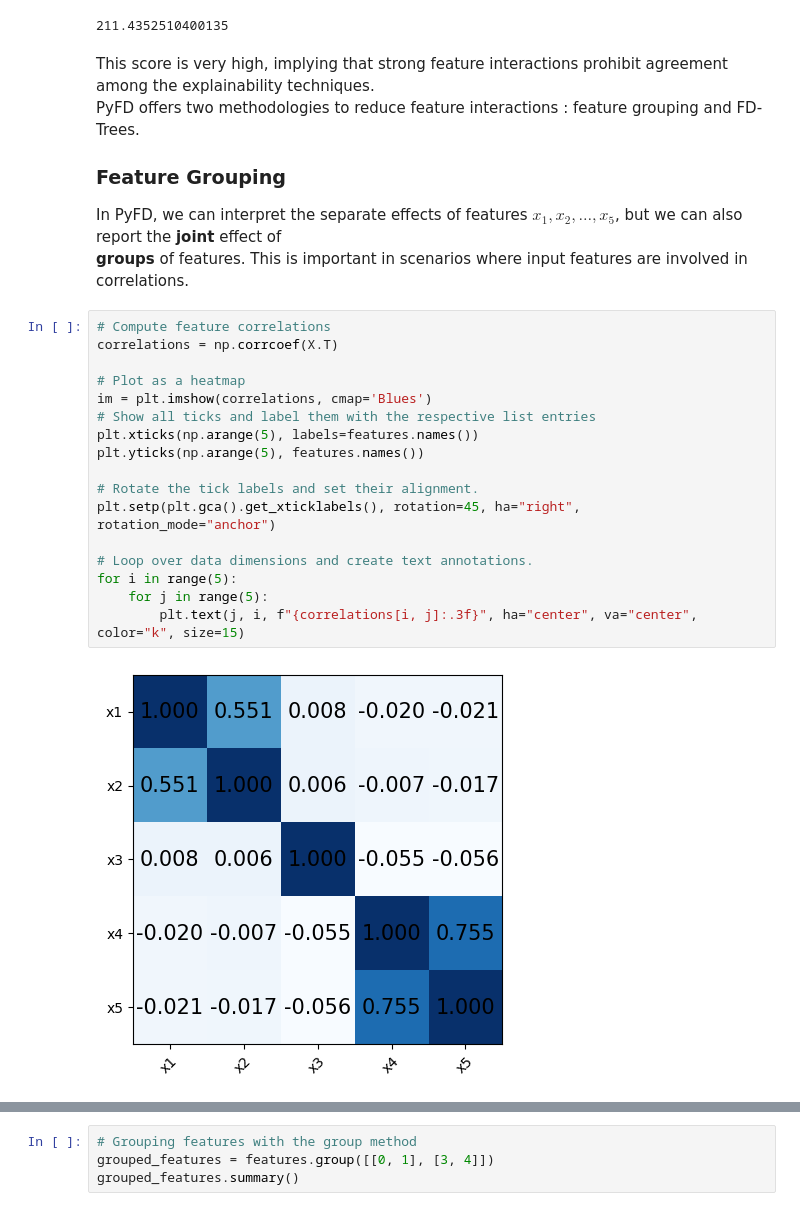
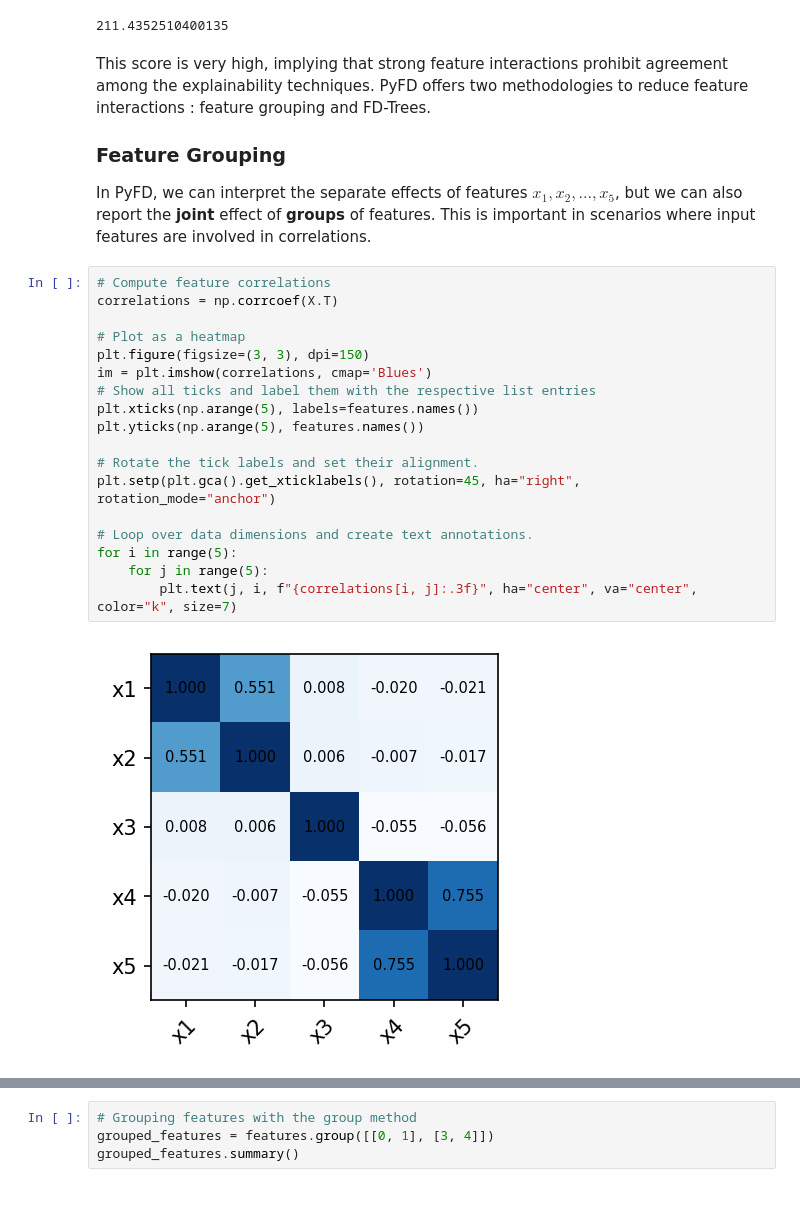
Before and after one commit to gablabc/PyFD, a Jupyter notebook: tutorials/1-1-PyFD-Introduction.ipynb, the cells around one changed output, grey strips where cells are left out. Cells and saved outputs as stored; diff of their text form.

```diff
--- a/tutorials/1-1-PyFD-Introduction.ipynb
+++ b/tutorials/1-1-PyFD-Introduction.ipynb
@@ -168,31 +166,30 @@ print(get_CoE(decomposition))
 # %% [output]
 211.4352510400135
 # %% [markdown]
-This score is very high, implying that strong feature interactions prohibit agreement among the explainability techniques.<br>
-PyFD offers two methodologies to reduce feature interactions : feature grouping and FD-Trees.
+This score is very high, implying that strong feature interactions prohibit agreement among the explainability techniques. PyFD offers two methodologies to reduce feature interactions : feature grouping and FD-Trees.
 
 ### Feature Grouping
 
-In PyFD, we can interpret the separate effects of features $x_1, x_2, \ldots, x_5$, but we can also report the **joint** effect of<br>
-**groups** of features. This is important in scenarios where input features are involved in correlations.
+In PyFD, we can interpret the separate effects of features $x_1, x_2, \ldots, x_5$, but we can also report the **joint** effect of **groups** of features. This is important in scenarios where input features are involved in correlations.
 # %%
 # Compute feature correlations
 correlations = np.corrcoef(X.T)
 
 # Plot as a heatmap
+plt.figure(figsize=(3, 3), dpi=150)
 im = plt.imshow(correlations, cmap='Blues')
 # Show all ticks and label them with the respective list entries
 plt.xticks(np.arange(5), labels=features.names())
 plt.yticks(np.arange(5), features.names())
 
 # Rotate the tick labels and set their alignment.
 plt.setp(plt.gca().get_xticklabels(), rotation=45, ha="right", rotation_mode="anchor")
 
 # Loop over data dimensions and create text annotations.
 for i in range(5):
     for j in range(5):
-        plt.text(j, i, f"{correlations[i, j]:.3f}", ha="center", va="center", color="k", size=15)
+        plt.text(j, i, f"{correlations[i, j]:.3f}", ha="center", va="center", color="k", size=7)
 # %% [output]
-[figure, old version]
+[figure, new version]
 # %%
 # Plot x4 and x5
```
Also changed, not shown: parts of 20 cells of this notebook, 2 other files.
